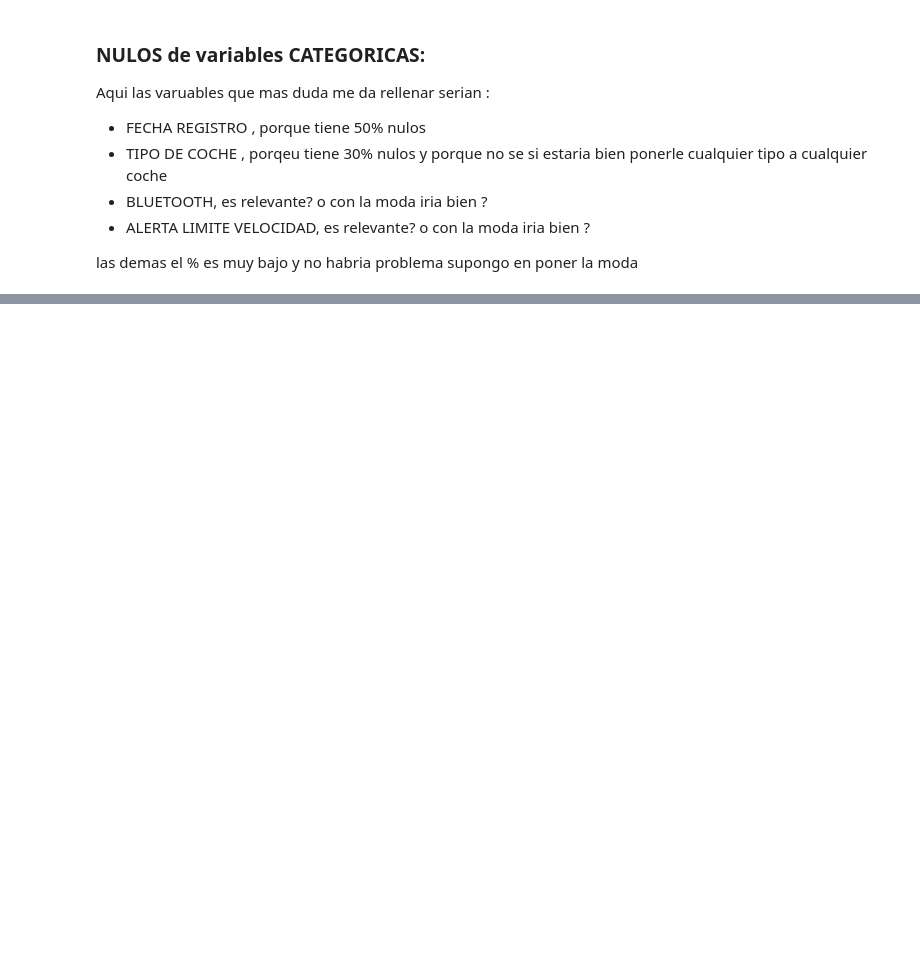
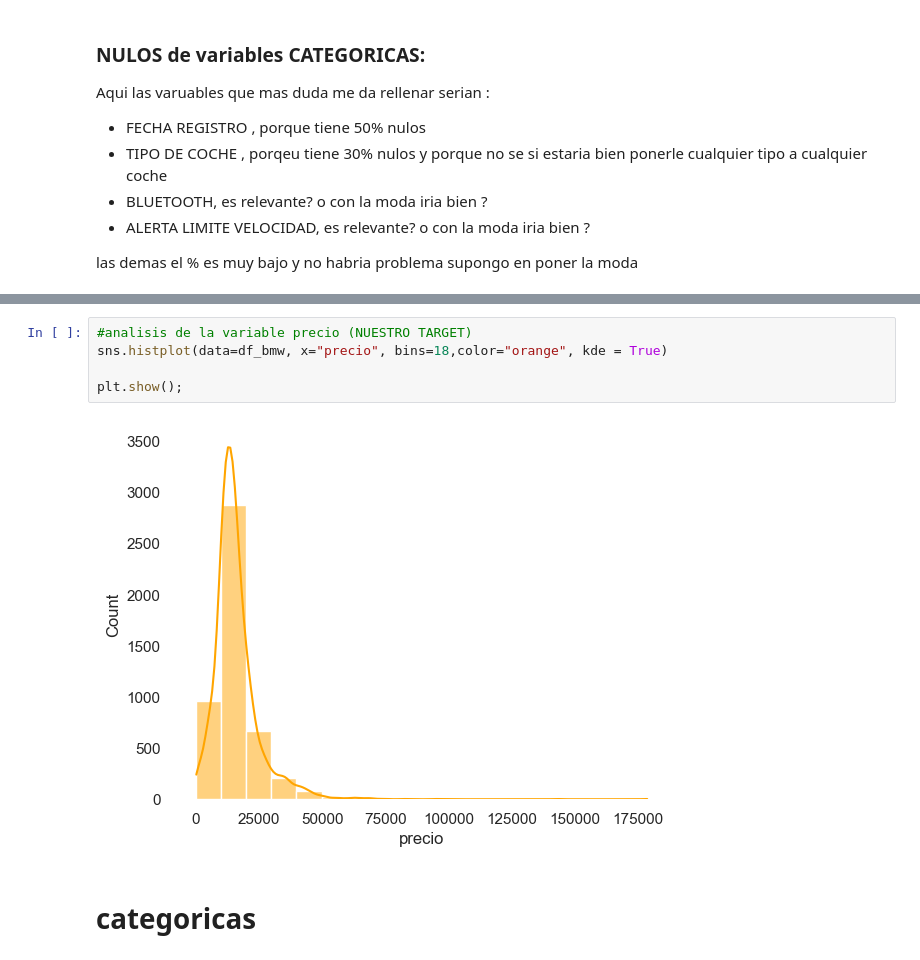
Before and after one commit to toiaa/entregable-bmw, a Jupyter notebook: Entregable_01.ipynb, the cells around one changed output, grey strips where cells are left out. Cells and saved outputs as stored; diff of their text form; blank space fills up the shorter version.

```diff
--- a/Entregable_01.ipynb
+++ b/Entregable_01.ipynb
@@ -449,0 +509,9 @@ Index(['modelo', 'fecha_registro', 'tipo_gasolina', 'color', 'tipo_coche',
+# %%
+#analisis de la variable precio (NUESTRO TARGET)
+sns.histplot(data=df_bmw, x="precio", bins=18,color="orange", kde = True)
+
+plt.show();
+# %% [output]
+[figure, added]
+# %% [markdown]
+# categoricas
```
Also changed, not shown: parts of 17 cells of this notebook.
